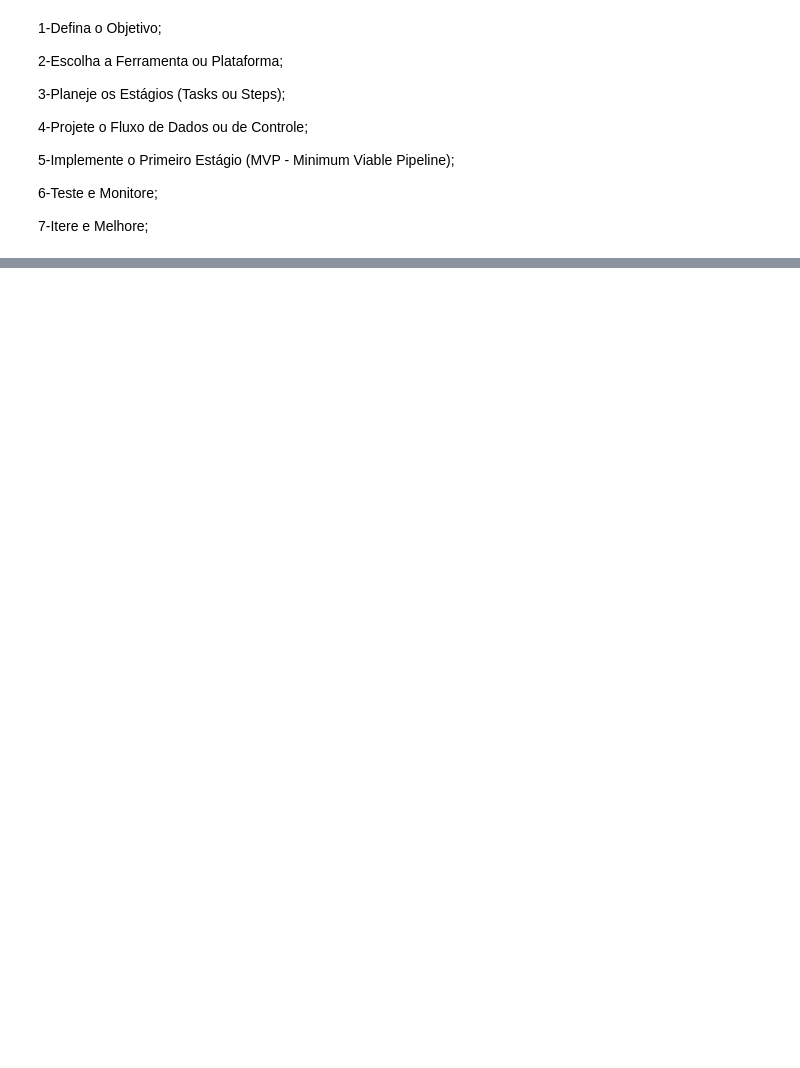
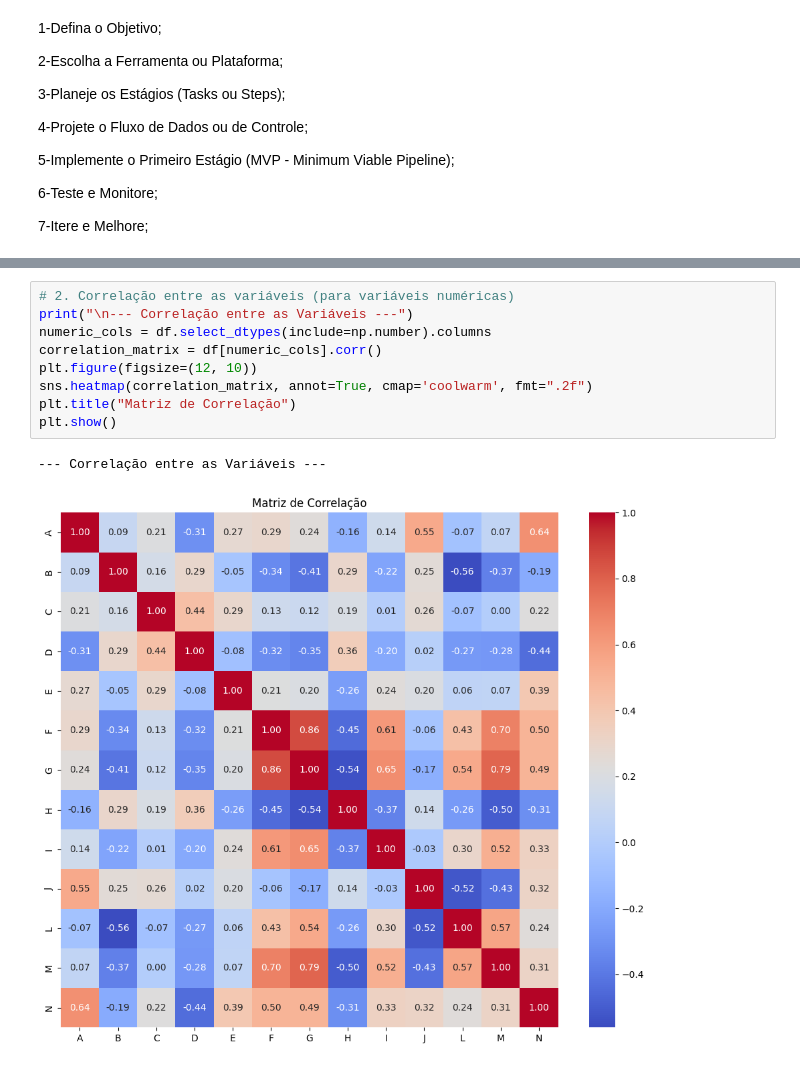
Before and after one commit to ROSILENE05/Analise_dados_Python-Arquitetura_EmpresaTI, a Jupyter notebook: Desafio_tecnico_SENAI_GO.ipynb, the cells around one changed output, grey strips where cells are left out. Saved outputs shown, nothing was run; the diff lists cells and outputs as text; blank space fills up the shorter version.

```diff
--- a/Desafio_tecnico_SENAI_GO.ipynb
+++ b/Desafio_tecnico_SENAI_GO.ipynb
@@ -464,0 +169,12 @@ for nome_modelo, modelo in modelos_regressao.items():
+# %%
+# 2. Correlação entre as variáveis (para variáveis numéricas)
+print("\n--- Correlação entre as Variáveis ---")
+numeric_cols = df.select_dtypes(include=np.number).columns
+correlation_matrix = df[numeric_cols].corr()
+plt.figure(figsize=(12, 10))
+sns.heatmap(correlation_matrix, annot=True, cmap='coolwarm', fmt=".2f")
+plt.title("Matriz de Correlação")
+plt.show()
+# %% [output]
+--- Correlação entre as Variáveis ---
+[figure, added]
```
Also changed, not shown: parts of 44 cells of this notebook.
